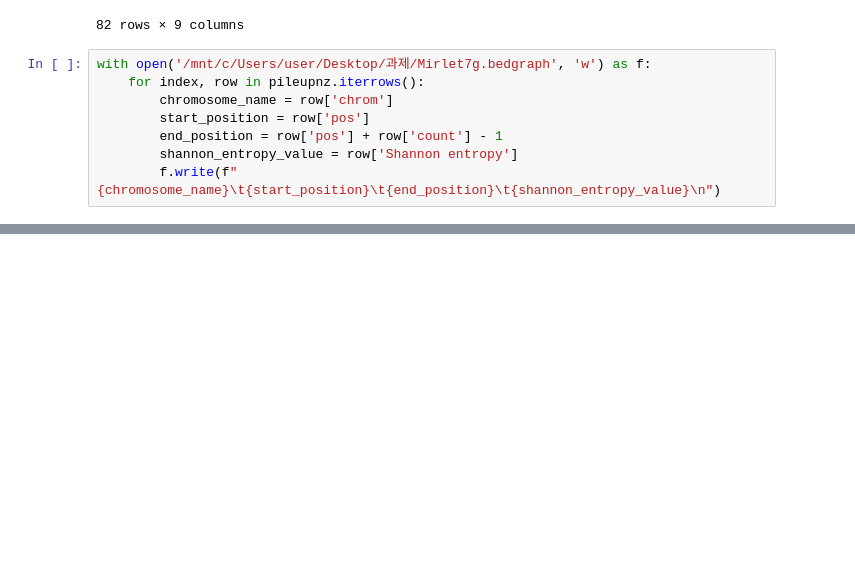
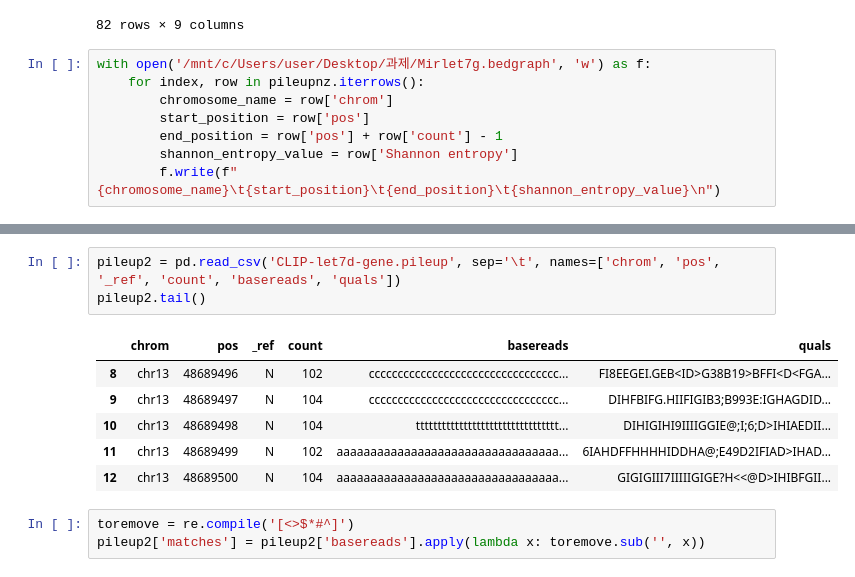
Before and after one commit to EunjinKwon/2024-Bioinformatics, a Jupyter notebook: 과제3.ipynb, the cells around one changed output, grey strips where cells are left out. Cells and saved outputs as stored; diff of their text form; blank space fills up the shorter version.

```diff
--- a/과제3.ipynb
+++ b/과제3.ipynb
@@ -149,0 +194,13 @@ with open('/mnt/c/Users/user/Desktop/과제/Mirlet7g.bedgraph', 'w') as f:
+# %%
+pileup2 = pd.read_csv('CLIP-let7d-gene.pileup', sep='\t', names=['chrom', 'pos', '_ref', 'count', 'basereads', 'quals'])
+pileup2.tail()
+# %% [output]
+|  | chrom | pos | _ref | count | basereads | quals |
+| 8 | chr13 | 48689496 | N | 102 | ccccccccccccccccccccccccccccccccc... | FI8EEGEI.GEB<ID>G38B19>BFFI<D<FGA... |
+| 9 | chr13 | 48689497 | N | 104 | ccccccccccccccccccccccccccccccccc... | DIHFBIFG.HIIFIGIB3;B993E:IGHAGDID... |
+| 10 | chr13 | 48689498 | N | 104 | ttttttttttttttttttttttttttttttttt... | DIHIGIHI9IIIIGGIE@;I;6;D>IHIAEDII... |
+| 11 | chr13 | 48689499 | N | 102 | aaaaaaaaaaaaaaaaaaaaaaaaaaaaaaaaa... | 6IAHDFFHHHHIDDHA@;E49D2IFIAD>IHAD... |
+| 12 | chr13 | 48689500 | N | 104 | aaaaaaaaaaaaaaaaaaaaaaaaaaaaaaaaa... | GIGIGIII7IIIIIGIGE?H<<@D>IHIBFGII... |
+# %%
+toremove = re.compile('[<>$*#^]')
+pileup2['matches'] = pileup2['basereads'].apply(lambda x: toremove.sub('', x))
```
Also changed, not shown: parts of 8 cells of this notebook.
